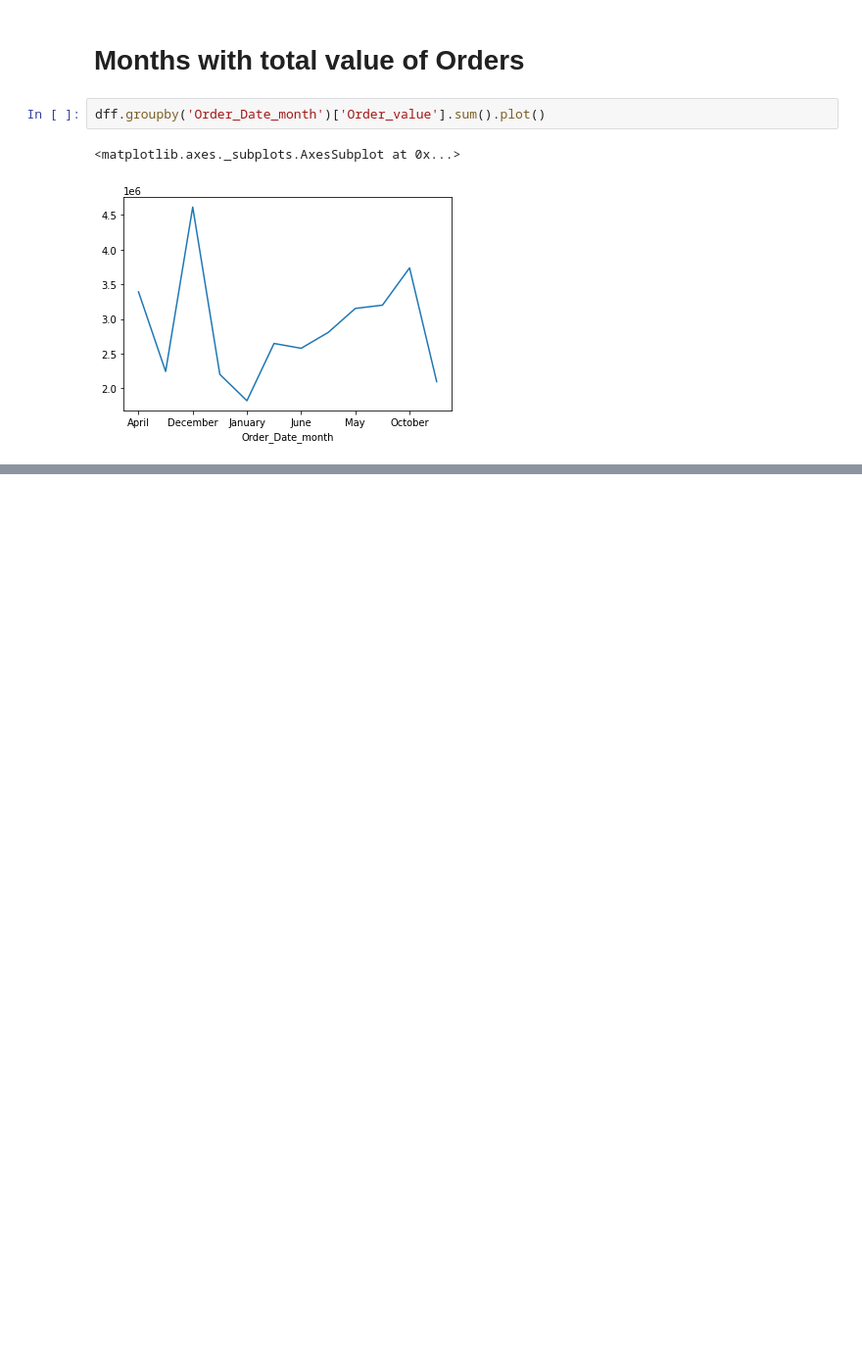
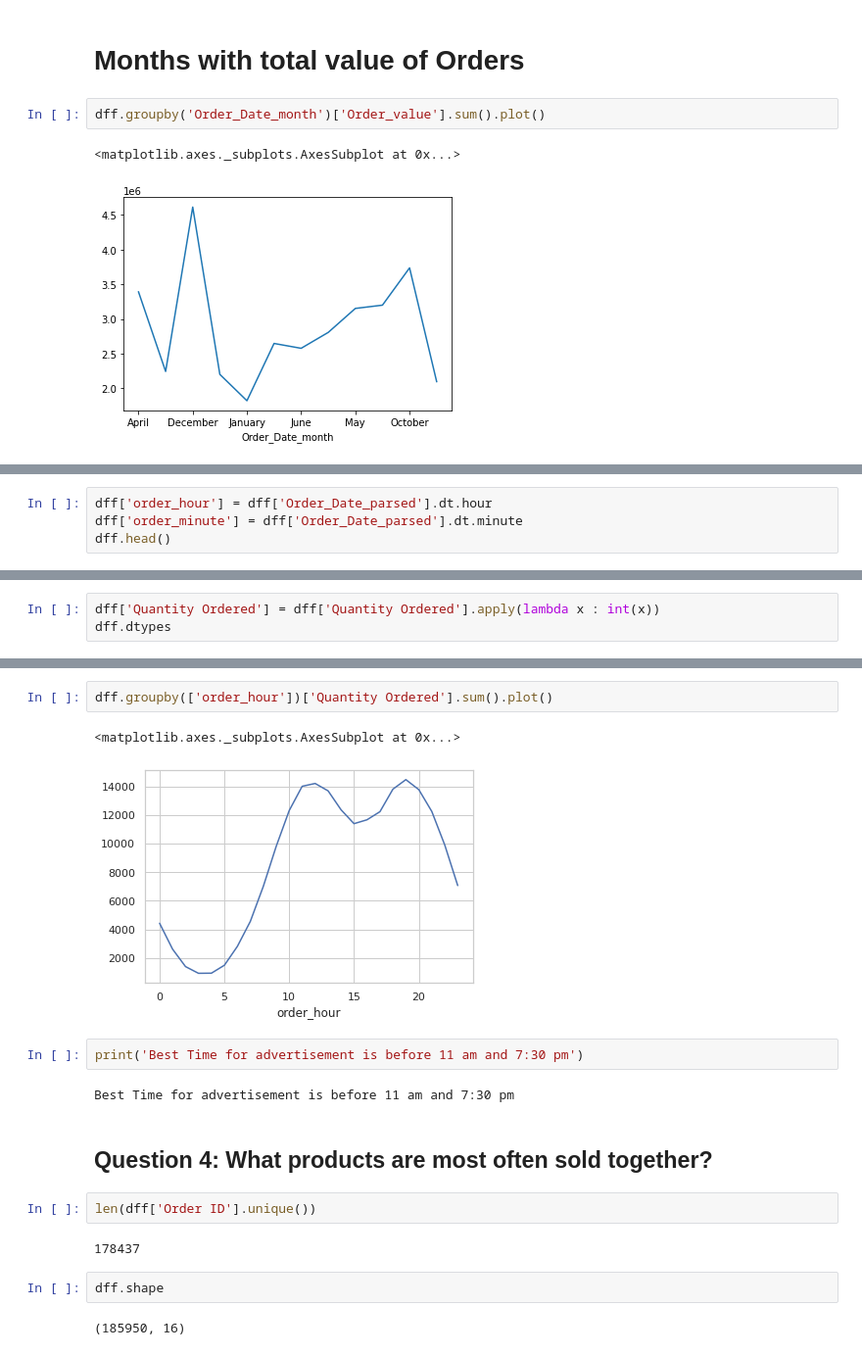
Before and after one commit to a-dhingra/JupyterNotebooks, a Jupyter notebook: KeithGalli_SalesAnalysis.ipynb, the cells around one changed output, grey strips where cells are left out. Shown: that part at 98% size. Saved outputs shown, nothing was run; the diff lists cells and outputs as text; blank space fills up the shorter version.

```diff
--- a/KeithGalli_SalesAnalysis.ipynb
+++ b/KeithGalli_SalesAnalysis.ipynb
@@ -286,0 +412,4 @@ dff.groupby('Order_Date_month')['Order_value'].sum().plot()
+# %%
+dff['order_hour'] = dff['Order_Date_parsed'].dt.hour
+dff['order_minute'] = dff['Order_Date_parsed'].dt.minute
+dff.head()
@@ -286,0 +452,3 @@ dff.groupby('Order_Date_month')['Order_value'].sum().plot()
+# %%
+dff['Quantity Ordered'] = dff['Quantity Ordered'].apply(lambda x : int(x))
+dff.dtypes
@@ -286,0 +478,19 @@ dff.groupby('Order_Date_month')['Order_value'].sum().plot()
+# %%
+dff.groupby(['order_hour'])['Quantity Ordered'].sum().plot()
+# %% [output]
+<matplotlib.axes._subplots.AxesSubplot at 0x...>
+[figure, added]
+# %%
+print('Best Time for advertisement is before 11 am and 7:30 pm')
+# %% [output]
+Best Time for advertisement is before 11 am and 7:30 pm
+# %% [markdown]
+## Question 4: What products are most often sold together?
+# %%
+len(dff['Order ID'].unique())
+# %% [output]
+178437
+# %%
+dff.shape
+# %% [output]
+(185950, 16)
```
Also changed, not shown: parts of 34 cells of this notebook.
